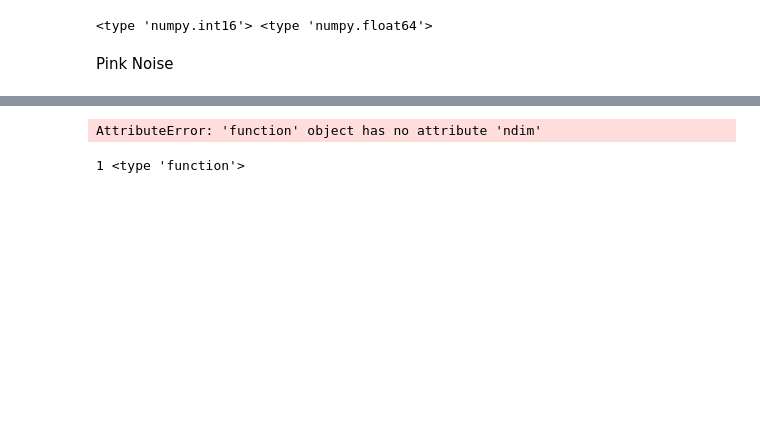
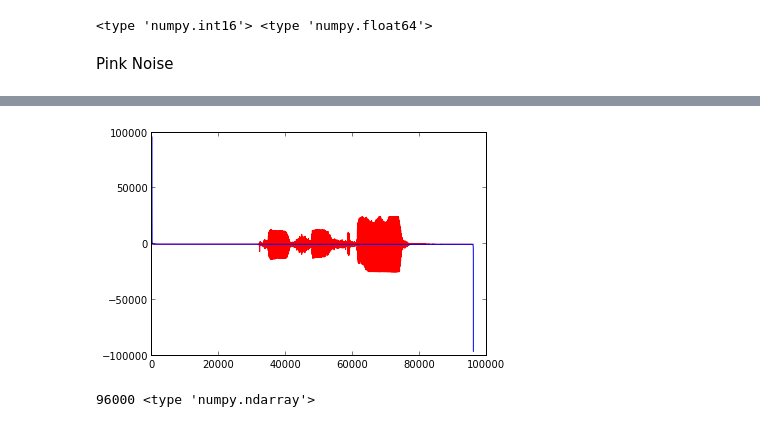
Before and after one commit to LinaPerez/PerezAngel_GarzonAlvarado_hw5, a Jupyter notebook: Pink&White_Noise.ipynb, the cells around one changed output, grey strips where cells are left out. Cells and saved outputs as stored; diff of their text form; code cells hidden in the pictures; blank space fills up the shorter version.

```diff
--- a/Pink&White_Noise.ipynb
+++ b/Pink&White_Noise.ipynb
@@ -50,10 +54,12 @@ pink = 1/freq_half plot(pink)plt.xlim(-0.05,80)
+# %%
+pylab.plot(sig*10, 'r')pylab.plot(pink)pylab.show()
+# %% [output]
+[figure, added]
 # %%
-wavfile.write('pink_noise.wav', fs, (pink))
+wavfile.write('pink_noise.wav', fs, float16(pink))
-# %% [output]
-AttributeError: 'function' object has no attribute 'ndim'
 # %%
-print size(pink), type(pink)
+print size(pink), type(float16(pink))
 # %% [output]
-1 <type 'function'>
+96000 <type 'numpy.ndarray'>
 # %%
 #pasar pink a un float o algo asi
```
Also changed, not shown: parts of 6 cells of this notebook.
